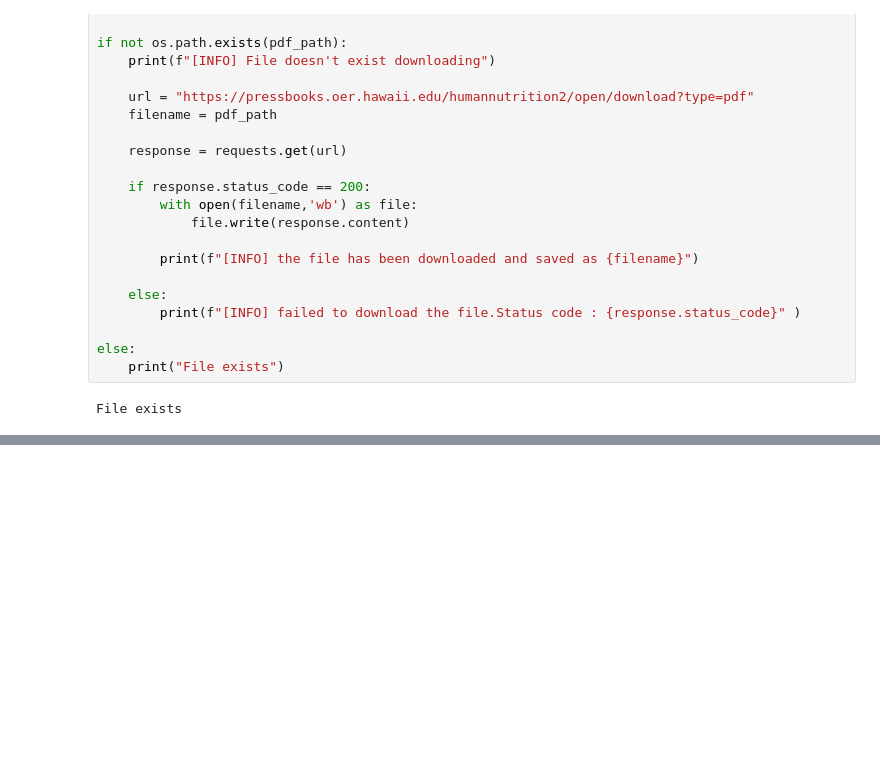
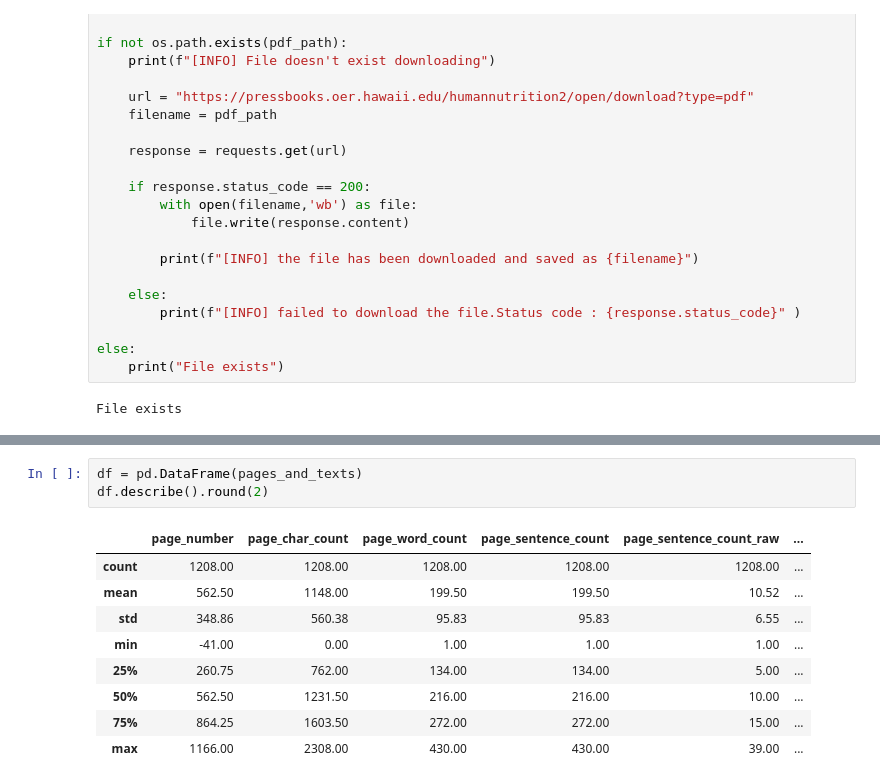
Before and after one commit to Kapilgwal/Local-RAG, a Jupyter notebook: model.ipynb, the cells around one changed output, grey strips where cells are left out. Drawn from its saved outputs; the diff is of its cells as text; blank space fills up the shorter version.

```diff
--- a/model.ipynb
+++ b/model.ipynb
@@ -136,0 +169,13 @@ df.describe().round(2)
+# %%
+df = pd.DataFrame(pages_and_texts)
+df.describe().round(2)
+# %% [output]
+|  | page_number | page_char_count | page_word_count | page_sentence_count | page_sentence_count_raw | ... |
+| count | 1208.00 | 1208.00 | 1208.00 | 1208.00 | 1208.00 | ... |
+| mean | 562.50 | 1148.00 | 199.50 | 199.50 | 10.52 | ... |
+| std | 348.86 | 560.38 | 95.83 | 95.83 | 6.55 | ... |
+| min | -41.00 | 0.00 | 1.00 | 1.00 | 1.00 | ... |
+| 25% | 260.75 | 762.00 | 134.00 | 134.00 | 5.00 | ... |
+| 50% | 562.50 | 1231.50 | 216.00 | 216.00 | 10.00 | ... |
+| 75% | 864.25 | 1603.50 | 272.00 | 272.00 | 15.00 | ... |
+| max | 1166.00 | 2308.00 | 430.00 | 430.00 | 39.00 | ... |
```
Also changed, not shown: parts of 19 cells of this notebook, 1 other file.
